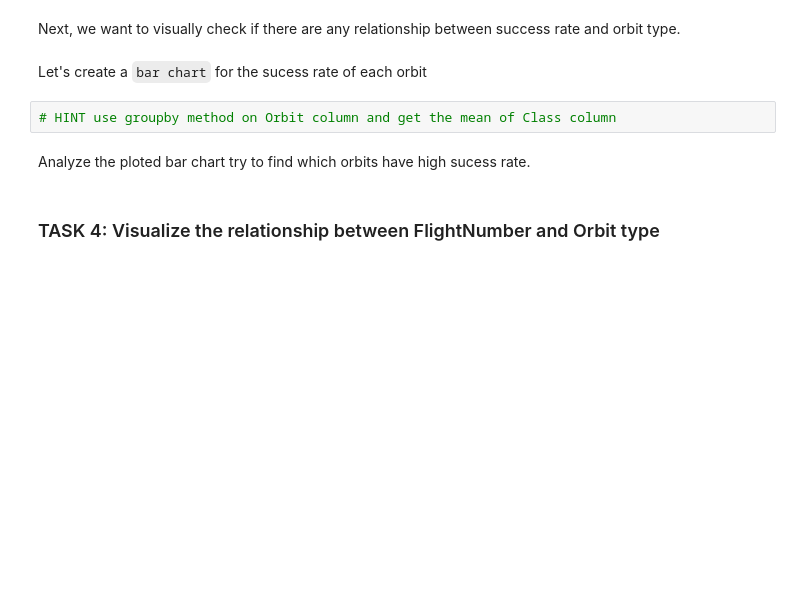
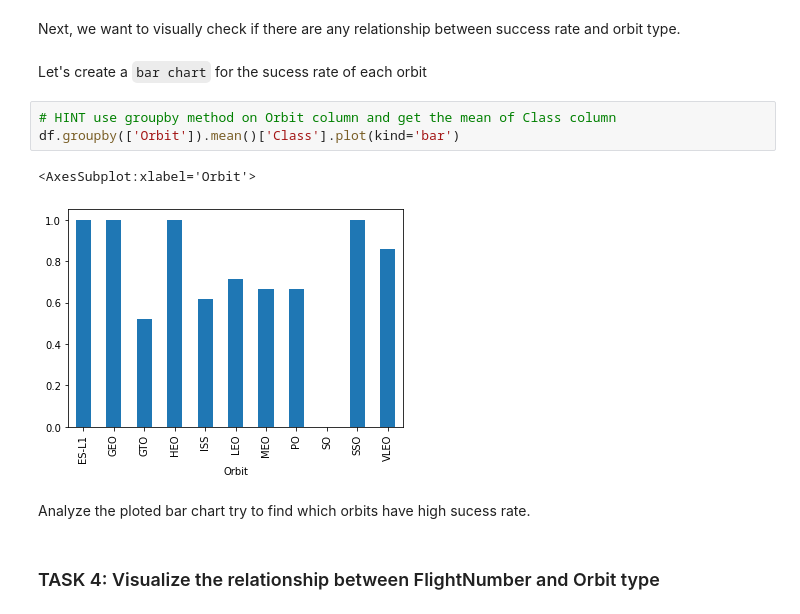
Before and after one commit to nick-gauntlett/Capstone-Project, a Jupyter notebook: Capstone project EDA Data Visualisation.ipynb, the cells around one changed output. Drawn from its saved outputs; the diff is of its cells as text; blank space fills up the shorter version.

```diff
--- a/Capstone project EDA Data Visualisation.ipynb
+++ b/Capstone project EDA Data Visualisation.ipynb
@@ -93,6 +116,10 @@ Next, we want to visually check if there are any relationship between success ra
 Let's create a `bar chart` for the sucess rate of each orbit
 # %%
 # HINT use groupby method on Orbit column and get the mean of Class column
+df.groupby(['Orbit']).mean()['Class'].plot(kind='bar')
+# %% [output]
+<AxesSubplot:xlabel='Orbit'>
+[figure, added]
 # %% [markdown]
 Analyze the ploted bar chart try to find which orbits have high sucess rate.
 # %% [markdown]
```
Also changed, not shown: parts of 11 cells of this notebook.
